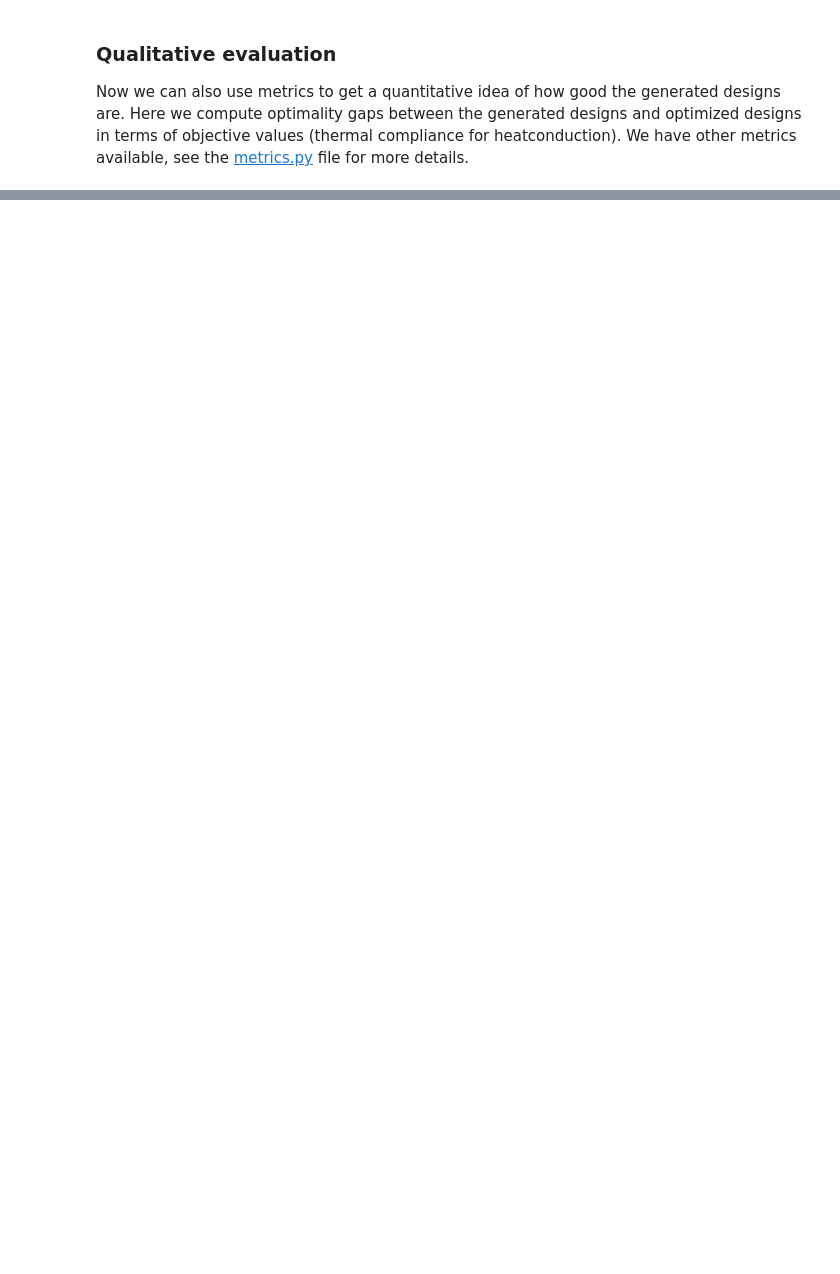
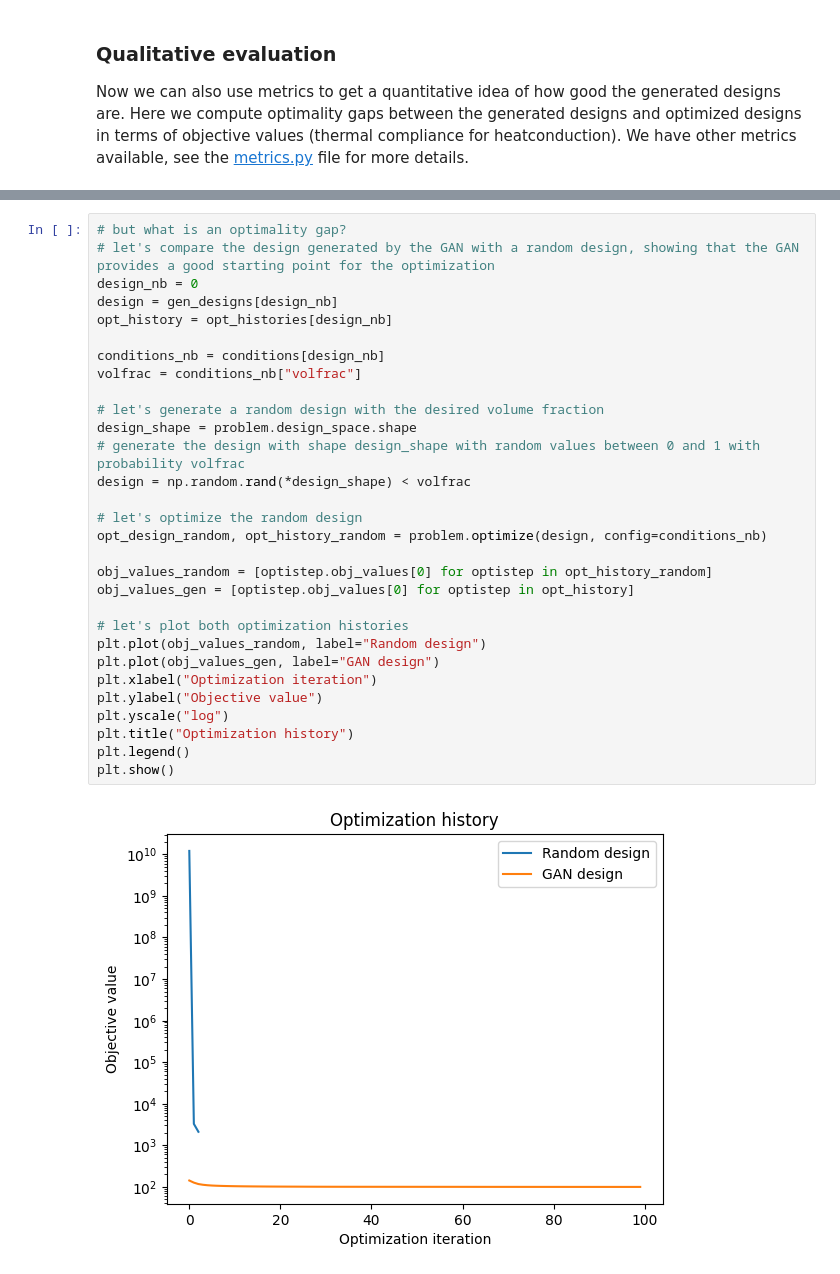
Before and after one commit to Psych17101/EngiOpt, a Jupyter notebook: example_easy_model.ipynb, the cells around one changed output, grey strips where cells are left out. Cells and saved outputs as stored; diff of their text form; blank space fills up the shorter version.

Commit message:
Add example optimization gap

```diff
--- a/example_easy_model.ipynb
+++ b/example_easy_model.ipynb
@@ -231,0 +232,32 @@ Final optimality gaps: [-30.17894087888638, 3.556547141994386, 1.724820209858535
+# %%
+# but what is an optimality gap?
+# let's compare the design generated by the GAN with a random design, showing that the GAN provides a good starting point for the optimization
+design_nb = 0
+design = gen_designs[design_nb]
+opt_history = opt_histories[design_nb]
+
+conditions_nb = conditions[design_nb]
+volfrac = conditions_nb["volfrac"]
+
+# let's generate a random design with the desired volume fraction
+design_shape = problem.design_space.shape
+# generate the design with shape design_shape with random values between 0 and 1 with probability volfrac
+design = np.random.rand(*design_shape) < volfrac
+
+# let's optimize the random design
+opt_design_random, opt_history_random = problem.optimize(design, config=conditions_nb)
+
+obj_values_random = [optistep.obj_values[0] for optistep in opt_history_random]
+obj_values_gen = [optistep.obj_values[0] for optistep in opt_history]
+
+# let's plot both optimization histories
+plt.plot(obj_values_random, label="Random design")
+plt.plot(obj_values_gen, label="GAN design")
+plt.xlabel("Optimization iteration")
+plt.ylabel("Objective value")
+plt.yscale("log")
+plt.title("Optimization history")
+plt.legend()
+plt.show()
+# %% [output]
+[figure, added]
```
Also changed, not shown: parts of 4 cells of this notebook.
